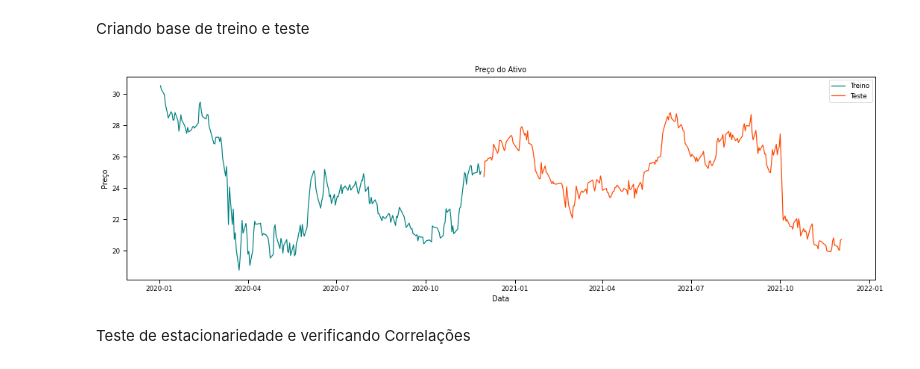
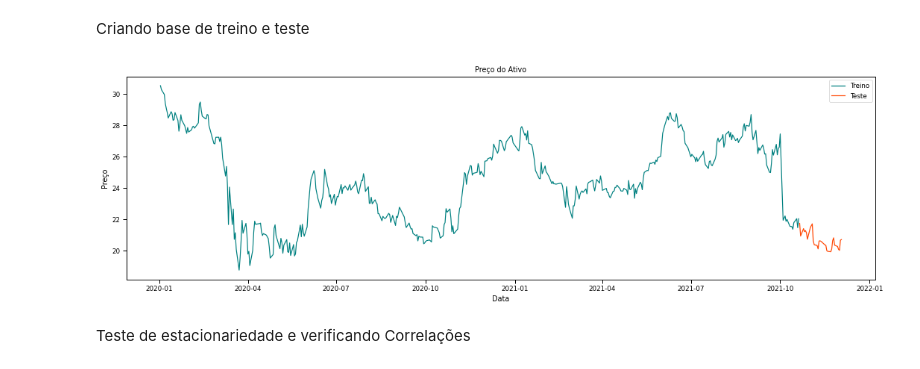
Before and after one commit to mantoan-thi/Machine-Learning-Projects-with-Python, a Jupyter notebook: Previsão_de_defeitos_QA3.ipynb, the cells around one changed output. Cells and saved outputs as stored; diff of their text form; code cells hidden in the pictures.

```diff
--- a/Previsão_de_defeitos_QA3.ipynb
+++ b/Previsão_de_defeitos_QA3.ipynb
@@ -581,19 +573,19 @@ df.set_index('ds', inplace=True)
 # %% [markdown]
 Criando base de treino e teste
 # %%
-dias = 250
+dias = 30
 treino = df.iloc[:-dias,0:1].copy()
 teste = df.iloc[-dias:,0:1].copy()
 plt.figure(figsize=(18,5))
 plt.title('Preço do Ativo')
 plt.plot(treino['y'], color='teal')
 plt.plot(teste['y'], color='orangered')
 plt.legend(['Treino','Teste'])
 plt.xlabel('Data')
 plt.ylabel('Preço')
 plt.show()
 # %% [output]
-[figure, old version]
+[figure, new version]
 # %% [markdown]
 Teste de estacionariedade e verificando Correlações
 # %% [markdown]
```
Also changed, not shown: parts of 37 cells of this notebook.
